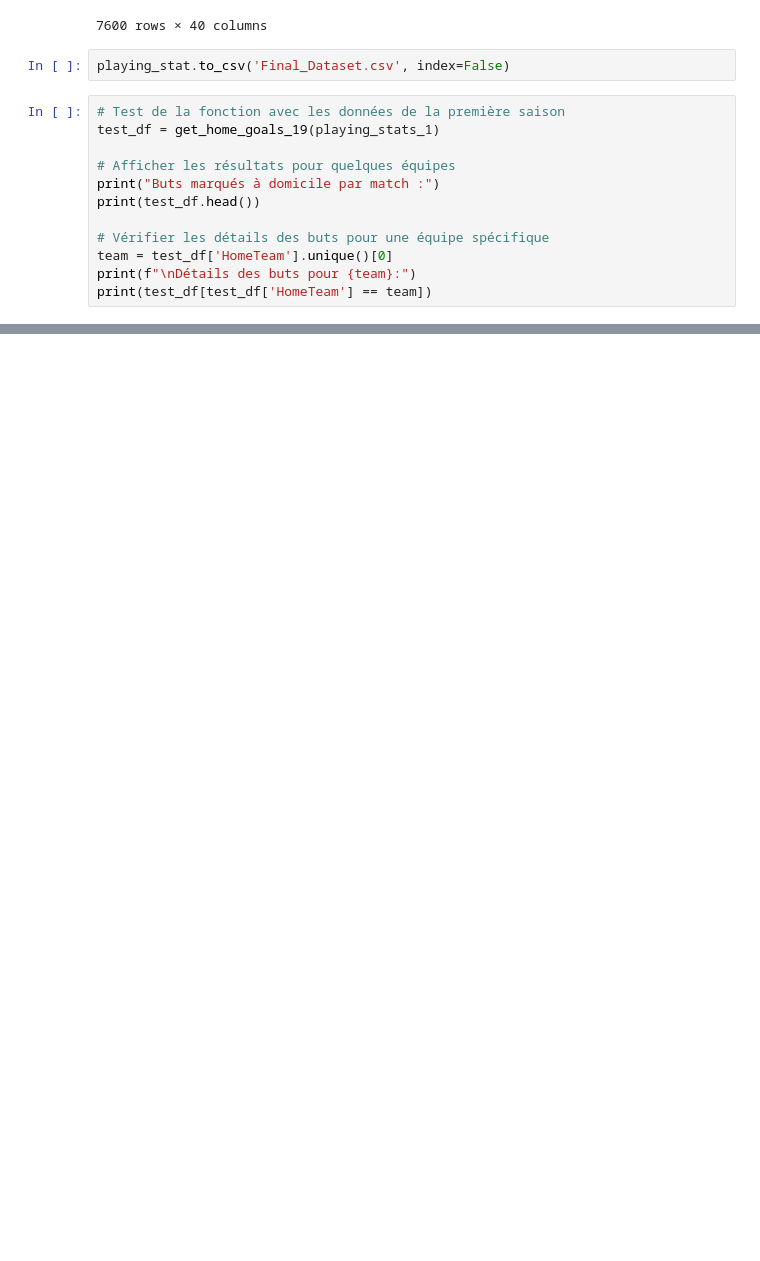
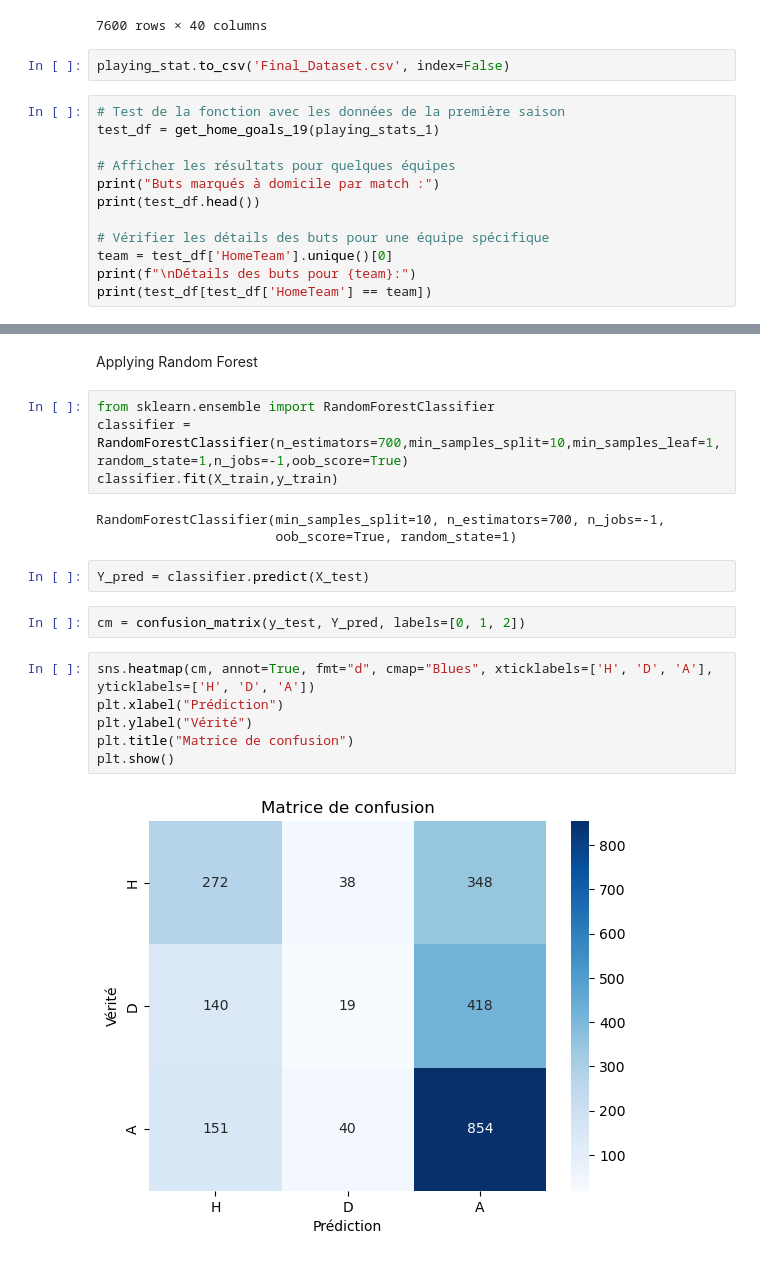
Before and after one commit to AnisBenOthman/Match-prediction, a Jupyter notebook: main.ipynb, the cells around one changed output, grey strips where cells are left out. Saved outputs shown, nothing was run; the diff lists cells and outputs as text; blank space fills up the shorter version.

```diff
--- a/main.ipynb
+++ b/main.ipynb
@@ -814,0 +1160,21 @@ print(test_df[test_df['HomeTeam'] == team])
+# %% [markdown]
+Applying Random Forest
+# %%
+from sklearn.ensemble import RandomForestClassifier
+classifier = RandomForestClassifier(n_estimators=700,min_samples_split=10,min_samples_leaf=1,random_state=1,n_jobs=-1,oob_score=True)
+classifier.fit(X_train,y_train)
+# %% [output]
+RandomForestClassifier(min_samples_split=10, n_estimators=700, n_jobs=-1,
+                       oob_score=True, random_state=1)
+# %%
+Y_pred = classifier.predict(X_test)
+# %%
+cm = confusion_matrix(y_test, Y_pred, labels=[0, 1, 2])
+# %%
+sns.heatmap(cm, annot=True, fmt="d", cmap="Blues", xticklabels=['H', 'D', 'A'], yticklabels=['H', 'D', 'A'])
+plt.xlabel("Prédiction")
+plt.ylabel("Vérité")
+plt.title("Matrice de confusion")
+plt.show()
+# %% [output]
+[figure, added]
```
Also changed, not shown: parts of 35 cells of this notebook.
